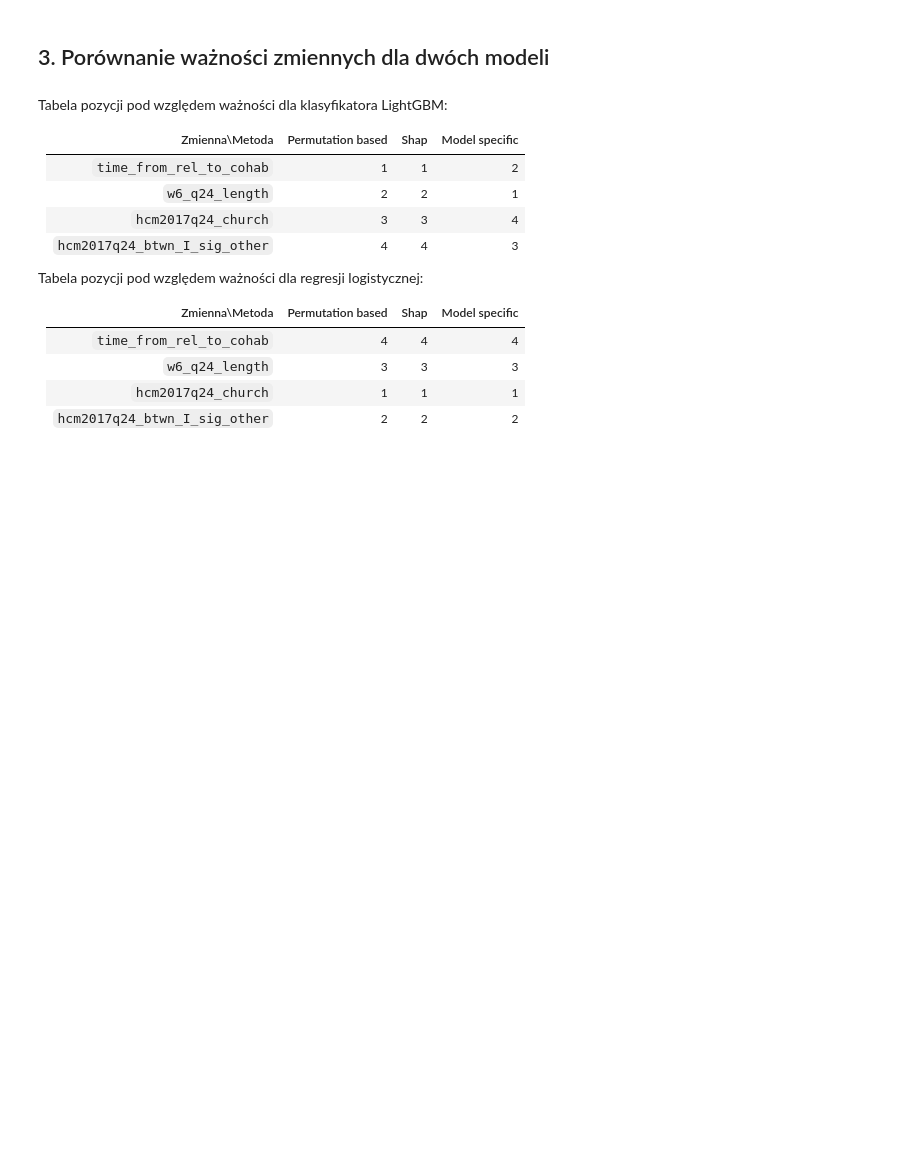
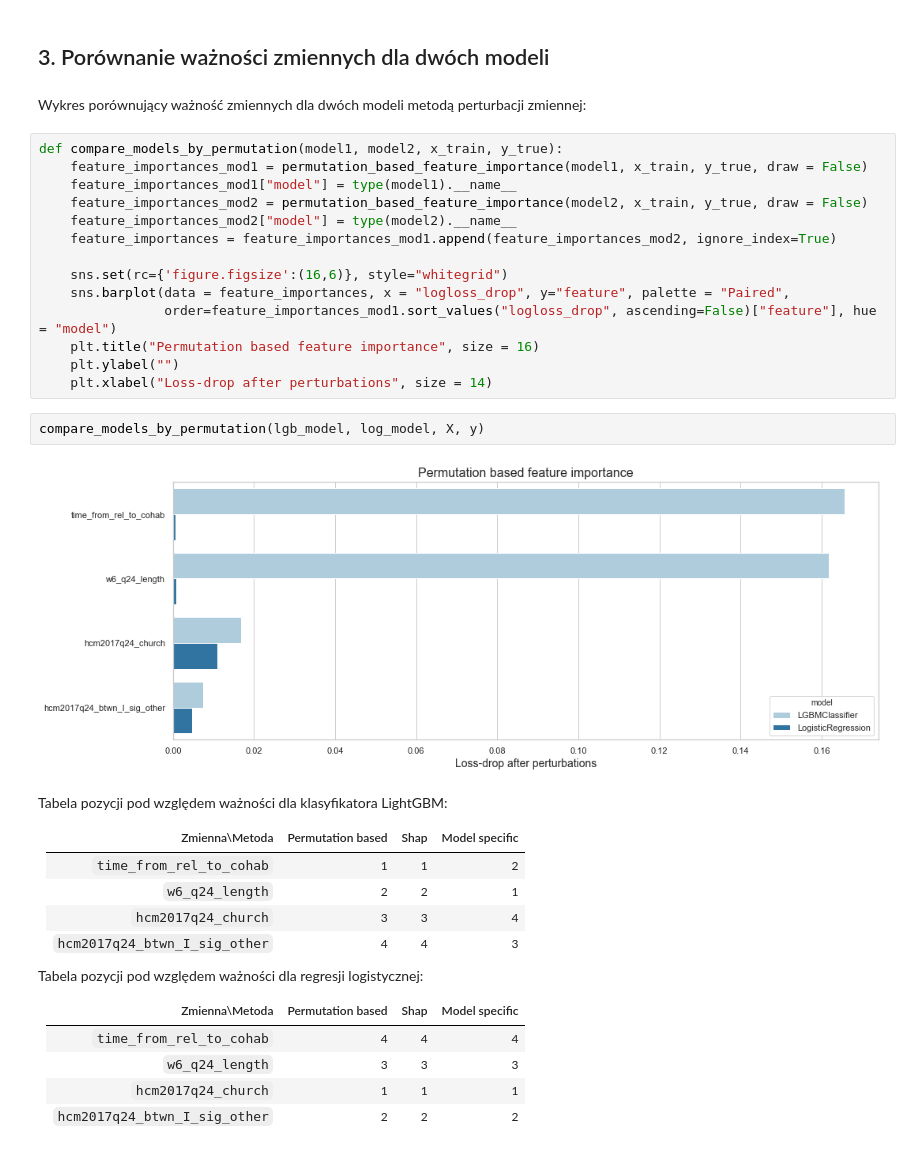
Before and after one commit to pbiecek/InterpretableMachineLearning2018S, a Jupyter notebook: PraceDomowe/PD5/CelejWojciech_pd5.ipynb, the cells around one changed output. Drawn from its saved outputs; the diff is of its cells as text; blank space fills up the shorter version.

```diff
--- a/PraceDomowe/PD5/CelejWojciech_pd5.ipynb
+++ b/PraceDomowe/PD5/CelejWojciech_pd5.ipynb
@@ -192,6 +195,26 @@ model_specific_feature_importance(X.columns, log_model.coef_.flatten())
 ---
 # %% [markdown]
 ## 3. Porównanie ważności zmiennych dla dwóch modeli
+# %% [markdown]
+Wykres porównujący ważność zmiennych dla dwóch modeli metodą perturbacji zmiennej:
+# %%
+def compare_models_by_permutation(model1, model2, x_train, y_true):
+    feature_importances_mod1 = permutation_based_feature_importance(model1, x_train, y_true, draw = False)
+    feature_importances_mod1["model"] = type(model1).__name__
+    feature_importances_mod2 = permutation_based_feature_importance(model2, x_train, y_true, draw = False)
+    feature_importances_mod2["model"] = type(model2).__name__
+    feature_importances = feature_importances_mod1.append(feature_importances_mod2, ignore_index=True)
+
+    sns.set(rc={'figure.figsize':(16,6)}, style="whitegrid")
+    sns.barplot(data = feature_importances, x = "logloss_drop", y="feature", palette = "Paired",
+                order=feature_importances_mod1.sort_values("logloss_drop", ascending=False)["feature"], hue = "model")
+    plt.title("Permutation based feature importance", size = 16)
+    plt.ylabel("")
+    plt.xlabel("Loss-drop after perturbations", size = 14)
+# %%
+compare_models_by_permutation(lgb_model, log_model, X, y)
+# %% [output]
+[figure, added]
 # %% [markdown]
 Tabela pozycji pod względem ważności dla klasyfikatora LightGBM:
 
```
Also changed, not shown: parts of 4 cells of this notebook.
